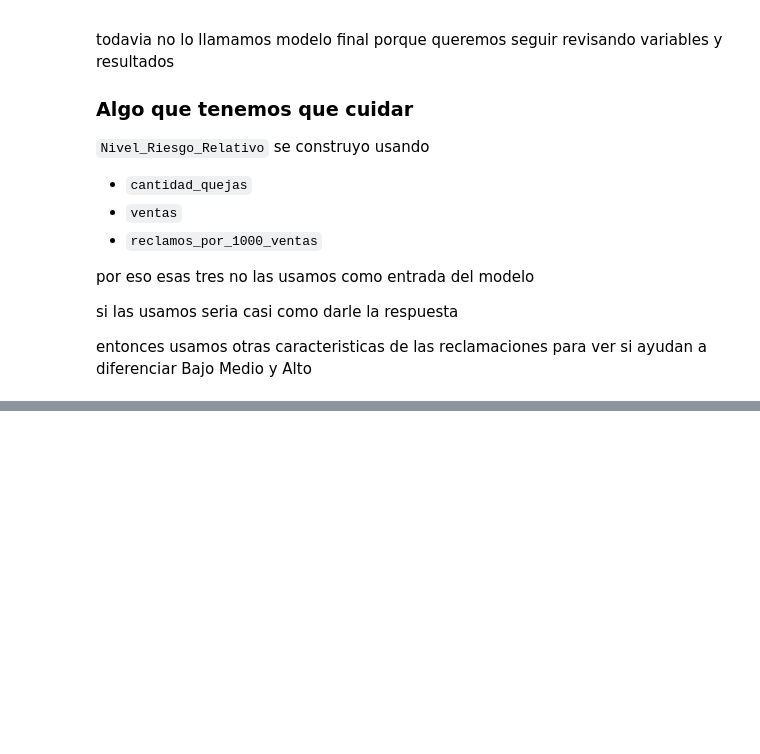
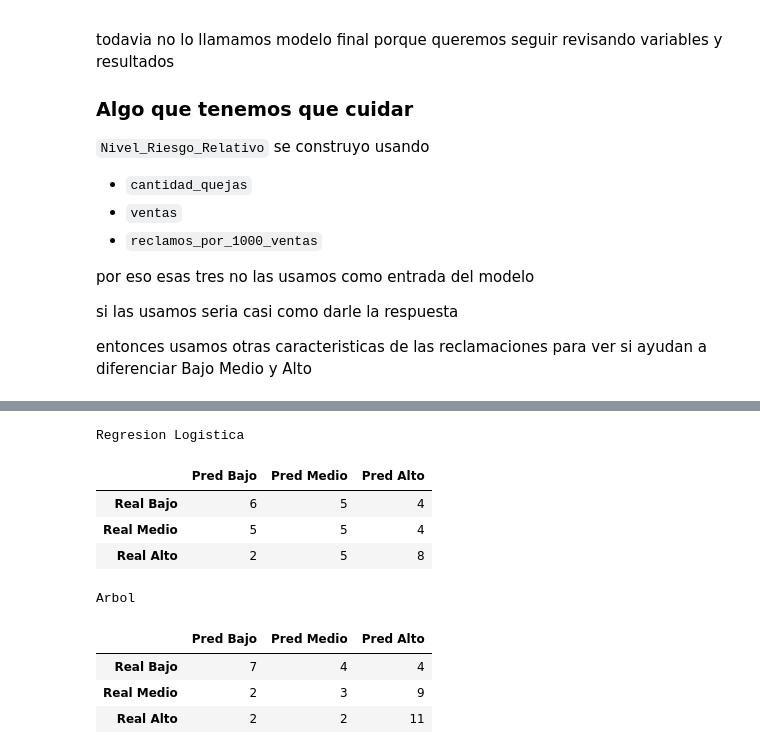
Before and after one commit to Anikawi/propuesta_parte1_S100_grupo9, a Jupyter notebook: S100_E9.ipynb, the cells around one changed output, grey strips where cells are left out. Drawn from its saved outputs; the diff is of its cells as text; code cells hidden in the pictures; blank space fills up the shorter version.

```diff
--- a/S100_E9.ipynb
+++ b/S100_E9.ipynb
@@ -2935,0 +2345,27 @@ sin empezar a meter modelos mucho mas complicados
+# %%
+for nombre_modelo in ["Regresion Logistica", "Arbol"]:
+    res = detalle_resultados["GroupKFold"][nombre_modelo]
+
+    matriz = pd.DataFrame(
+        confusion_matrix(
+            res["reales"],
+            res["predicciones"],
+            labels=["Bajo", "Medio", "Alto"]
+        ),
+        index=["Real Bajo", "Real Medio", "Real Alto"],
+        columns=["Pred Bajo", "Pred Medio", "Pred Alto"]
+    )
+
+    print(nombre_modelo)
+    display(matriz)
+# %% [output]
+Regresion Logistica
+|  | Pred Bajo | Pred Medio | Pred Alto |
+| Real Bajo | 6 | 5 | 4 |
+| Real Medio | 5 | 5 | 4 |
+| Real Alto | 2 | 5 | 8 |
+Arbol
+|  | Pred Bajo | Pred Medio | Pred Alto |
+| Real Bajo | 7 | 4 | 4 |
+| Real Medio | 2 | 3 | 9 |
+| Real Alto | 2 | 2 | 11 |
```
Also changed, not shown: parts of 88 cells of this notebook.
